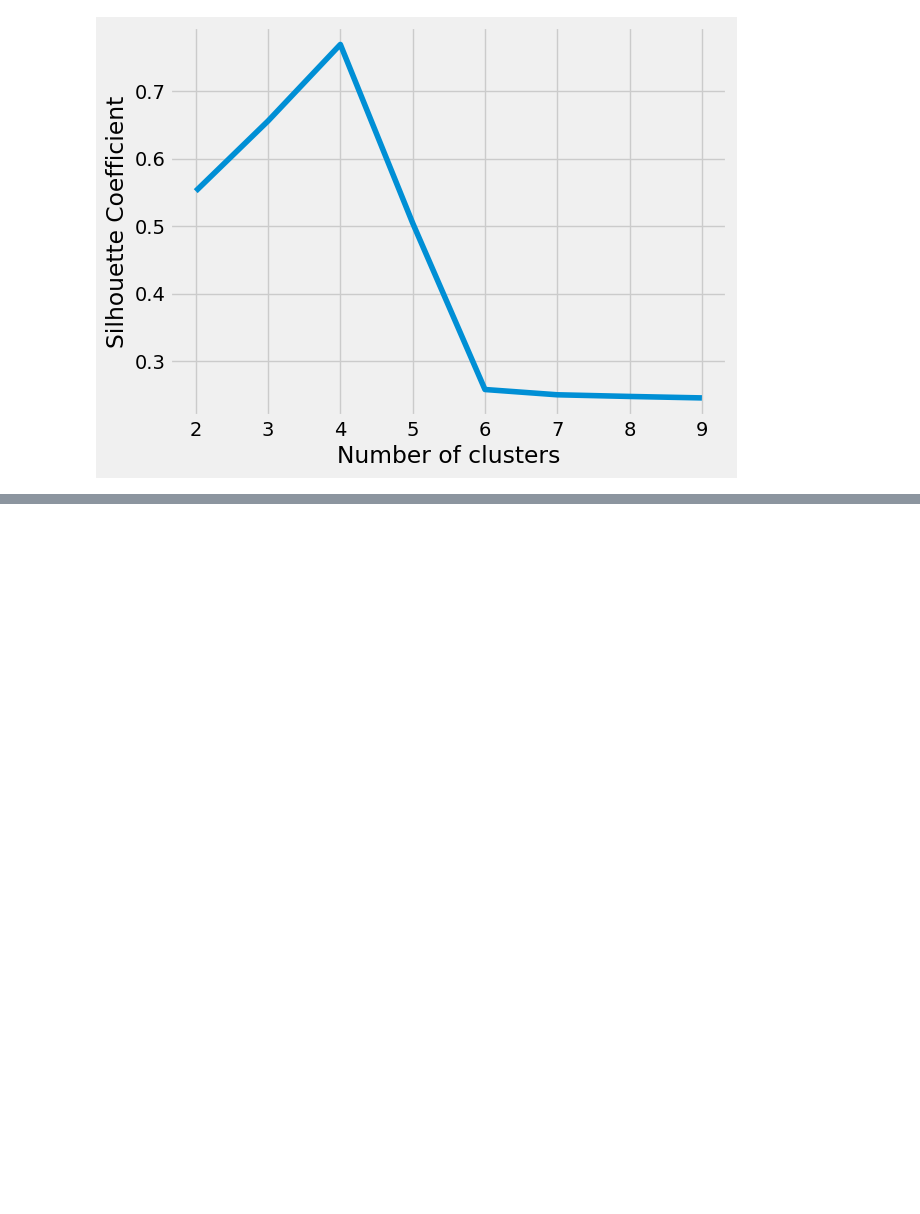
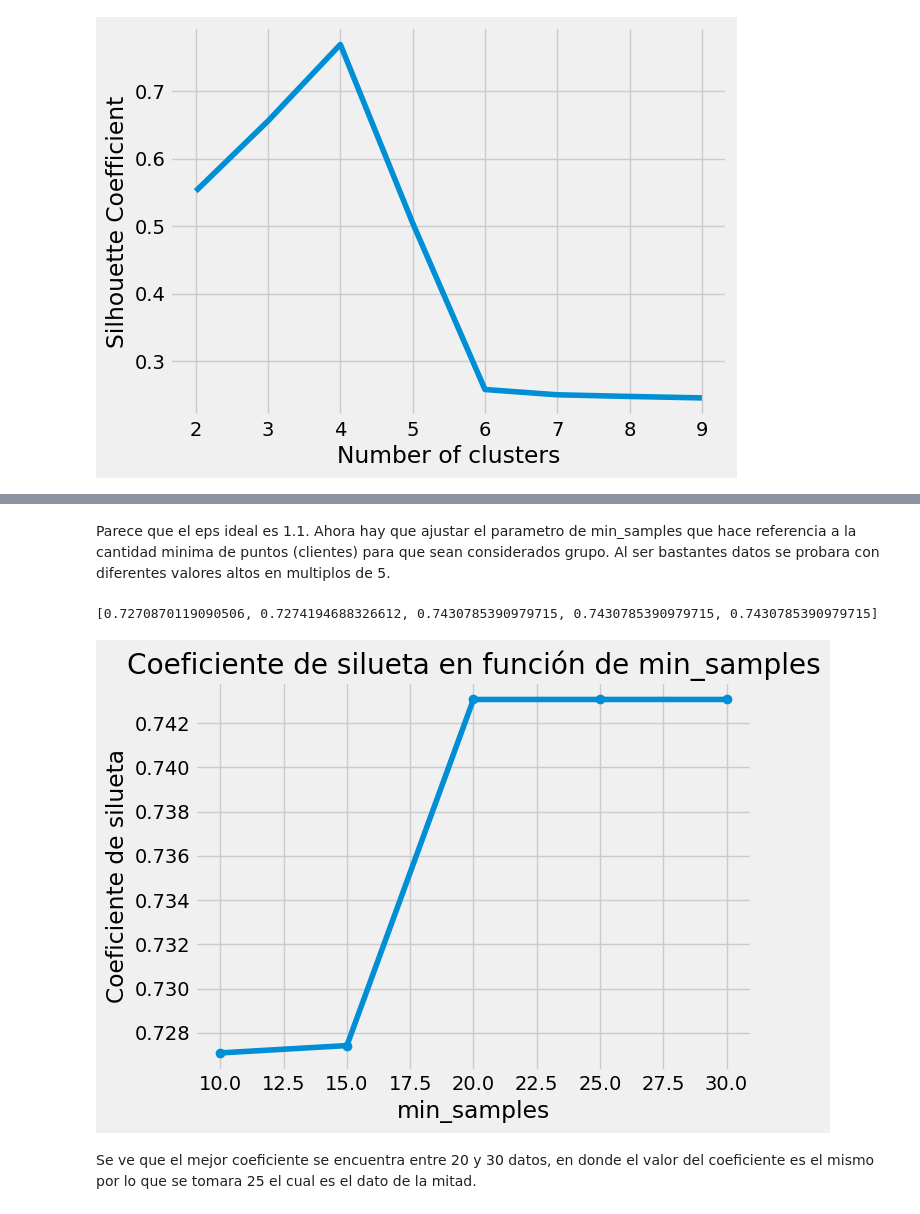
Before and after one commit to andreschaparr0/Laboratorios-BI, a Jupyter notebook: Lab02-BI/Lab02.ipynb, the cells around one changed output, grey strips where cells are left out. Cells and saved outputs as stored; diff of their text form; code cells hidden in the pictures; blank space fills up the shorter version.

```diff
--- a/Lab02-BI/Lab02.ipynb
+++ b/Lab02-BI/Lab02.ipynb
@@ -337,0 +395,32 @@ plot_selectK_silhoute(df_prep_norm,
+# %% [markdown]
+Parece que el eps ideal es 1.1. Ahora hay que ajustar el parametro de min_samples que hace referencia a la cantidad minima de puntos (clientes) para que sean considerados grupo. Al ser bastantes datos se probara con diferentes valores altos en multiplos de 5.
+# %%
+min_samples = [10, 15, 20, 25, 30]
+coef_silueta2 = []
+
+for m in min_samples:
+    dbscan = DBSCAN(eps=1.1, min_samples=m)
+    labels = dbscan.fit_predict(X)  # Obtener etiquetas
+
+    n_clusters = len(set(labels)) - (1 if -1 in labels else 0)  # Contar clusters (sin el ruido)
+
+    if n_clusters > 1:  # Solo calcular Silhouette si hay más de 1 cluster
+        coef_silueta2.append(silhouette_score(X, labels))
+    else:
+        coef_silueta2.append(None)  # Si hay solo 1 cluster, poner None
+
+# Graficar solo los valores válidos
+valid_min_samples = [m for i, m in enumerate(min_samples) if coef_silueta2[i] is not None]
+valid_scores2 = [s for s in coef_silueta2 if s is not None]
+print(valid_scores2)
+
+plt.plot(valid_min_samples, valid_scores2, marker='o')
+plt.xlabel("min_samples")
+plt.ylabel("Coeficiente de silueta")
+plt.title("Coeficiente de silueta en función de min_samples")
+plt.show()
+# %% [output]
+[0.7270870119090506, 0.7274194688326612, 0.7430785390979715, 0.7430785390979715, 0.7430785390979715]
+[figure, added]
+# %% [markdown]
+Se ve que el mejor coeficiente se encuentra entre 20 y 30 datos, en donde el valor del coeficiente es el mismo por lo que se tomara 25 el cual es el dato de la mitad.
```
Also changed, not shown: parts of 11 cells of this notebook.
